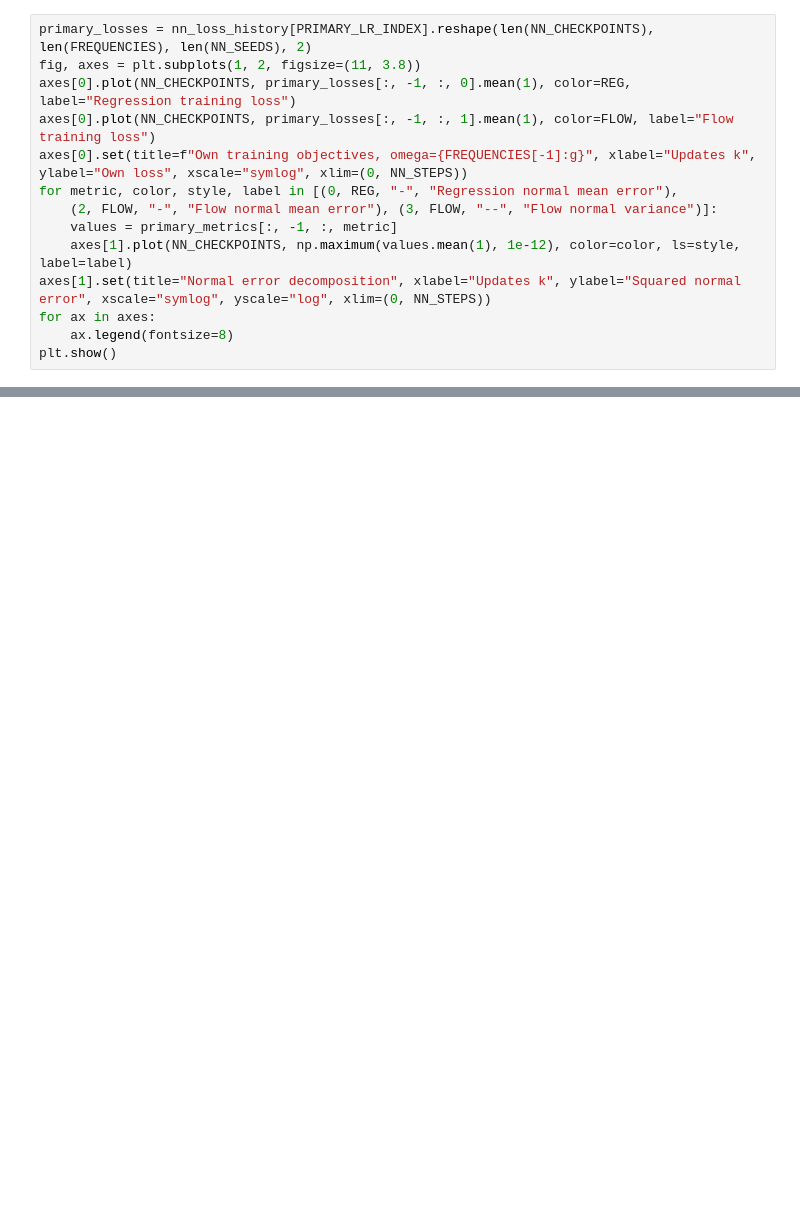
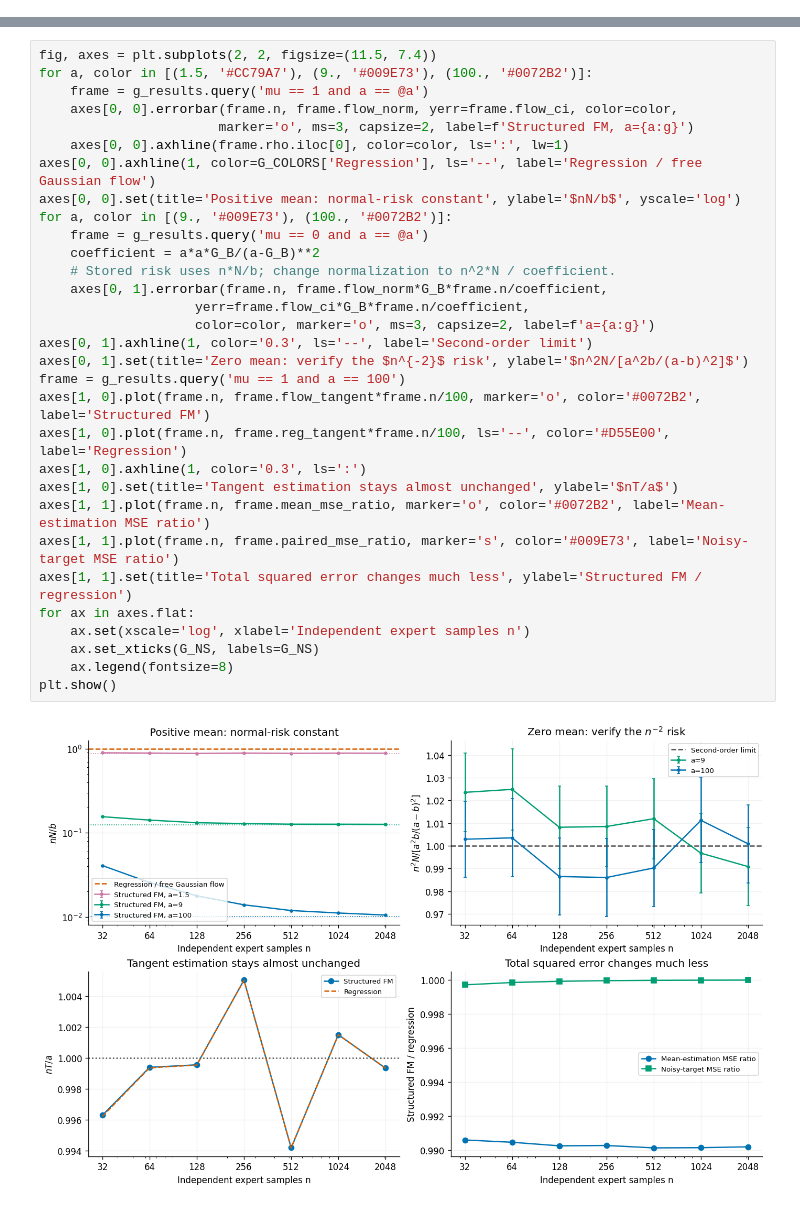
Before and after one commit to Dcyaprogrammer/Does-GCPs-purify-actions-, a Jupyter notebook: gcp_affine_manifold_jax.ipynb, the cells around one changed output, grey strips where cells are left out. Saved outputs shown, nothing was run; the diff lists cells and outputs as text; blank space fills up the shorter version.

Commit message:
setting for flow without NN

```diff
--- a/gcp_affine_manifold_jax.ipynb
+++ b/gcp_affine_manifold_jax.ipynb
@@ -745,14 +0,0 @@ plt.show()
-# %%
-primary_losses = nn_loss_history[PRIMARY_LR_INDEX].reshape(len(NN_CHECKPOINTS), len(FREQUENCIES), len(NN_SEEDS), 2)
-fig, axes = plt.subplots(1, 2, figsize=(11, 3.8))
-axes[0].plot(NN_CHECKPOINTS, primary_losses[:, -1, :, 0].mean(1), color=REG, label="Regression training loss")
-axes[0].plot(NN_CHECKPOINTS, primary_losses[:, -1, :, 1].mean(1), color=FLOW, label="Flow training loss")
-axes[0].set(title=f"Own training objectives, omega={FREQUENCIES[-1]:g}", xlabel="Updates k", ylabel="Own loss", xscale="symlog", xlim=(0, NN_STEPS))
-for metric, color, style, label in [(0, REG, "-", "Regression normal mean error"),
-    (2, FLOW, "-", "Flow normal mean error"), (3, FLOW, "--", "Flow normal variance")]:
-    values = primary_metrics[:, -1, :, metric]
-    axes[1].plot(NN_CHECKPOINTS, np.maximum(values.mean(1), 1e-12), color=color, ls=style, label=label)
-axes[1].set(title="Normal error decomposition", xlabel="Updates k", ylabel="Squared normal error", xscale="symlog", yscale="log", xlim=(0, NN_STEPS))
-for ax in axes:
-    ax.legend(fontsize=8)
-plt.show()
@@ -903,0 +158,33 @@ All nonlinear experiment checks passed.
+# %%
+fig, axes = plt.subplots(2, 2, figsize=(11.5, 7.4))
+for a, color in [(1.5, '#CC79A7'), (9., '#009E73'), (100., '#0072B2')]:
+    frame = g_results.query('mu == 1 and a == @a')
+    axes[0, 0].errorbar(frame.n, frame.flow_norm, yerr=frame.flow_ci, color=color,
+                       marker='o', ms=3, capsize=2, label=f'Structured FM, a={a:g}')
+    axes[0, 0].axhline(frame.rho.iloc[0], color=color, ls=':', lw=1)
+axes[0, 0].axhline(1, color=G_COLORS['Regression'], ls='--', label='Regression / free Gaussian flow')
+axes[0, 0].set(title='Positive mean: normal-risk constant', ylabel='$nN/b$', yscale='log')
+for a, color in [(9., '#009E73'), (100., '#0072B2')]:
+    frame = g_results.query('mu == 0 and a == @a')
+    coefficient = a*a*G_B/(a-G_B)**2
+    # Stored risk uses n*N/b; change normalization to n^2*N / coefficient.
+    axes[0, 1].errorbar(frame.n, frame.flow_norm*G_B*frame.n/coefficient,
+                    yerr=frame.flow_ci*G_B*frame.n/coefficient,
+                    color=color, marker='o', ms=3, capsize=2, label=f'a={a:g}')
+axes[0, 1].axhline(1, color='0.3', ls='--', label='Second-order limit')
+axes[0, 1].set(title='Zero mean: verify the $n^{-2}$ risk', ylabel='$n^2N/[a^2b/(a-b)^2]$')
+frame = g_results.query('mu == 1 and a == 100')
+axes[1, 0].plot(frame.n, frame.flow_tangent*frame.n/100, marker='o', color='#0072B2', label='Structured FM')
+axes[1, 0].plot(frame.n, frame.reg_tangent*frame.n/100, ls='--', color='#D55E00', label='Regression')
+axes[1, 0].axhline(1, color='0.3', ls=':')
+axes[1, 0].set(title='Tangent estimation stays almost unchanged', ylabel='$nT/a$')
+axes[1, 1].plot(frame.n, frame.mean_mse_ratio, marker='o', color='#0072B2', label='Mean-estimation MSE ratio')
+axes[1, 1].plot(frame.n, frame.paired_mse_ratio, marker='s', color='#009E73', label='Noisy-target MSE ratio')
+axes[1, 1].set(title='Total squared error changes much less', ylabel='Structured FM / regression')
+for ax in axes.flat:
+    ax.set(xscale='log', xlabel='Independent expert samples n')
+    ax.set_xticks(G_NS, labels=G_NS)
+    ax.legend(fontsize=8)
+plt.show()
+# %% [output]
+[figure, added]
```
Also changed, not shown: parts of 60 cells of this notebook.
